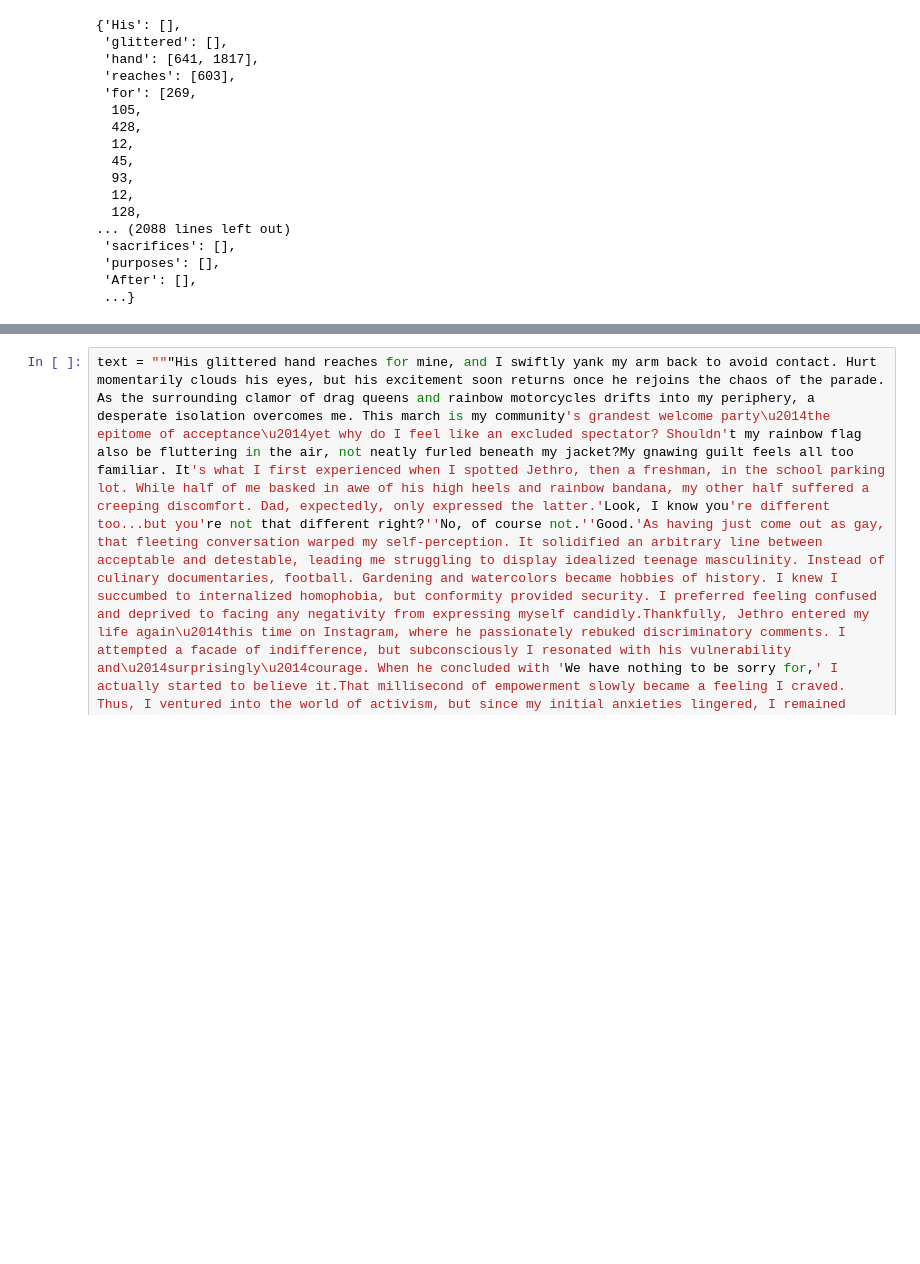
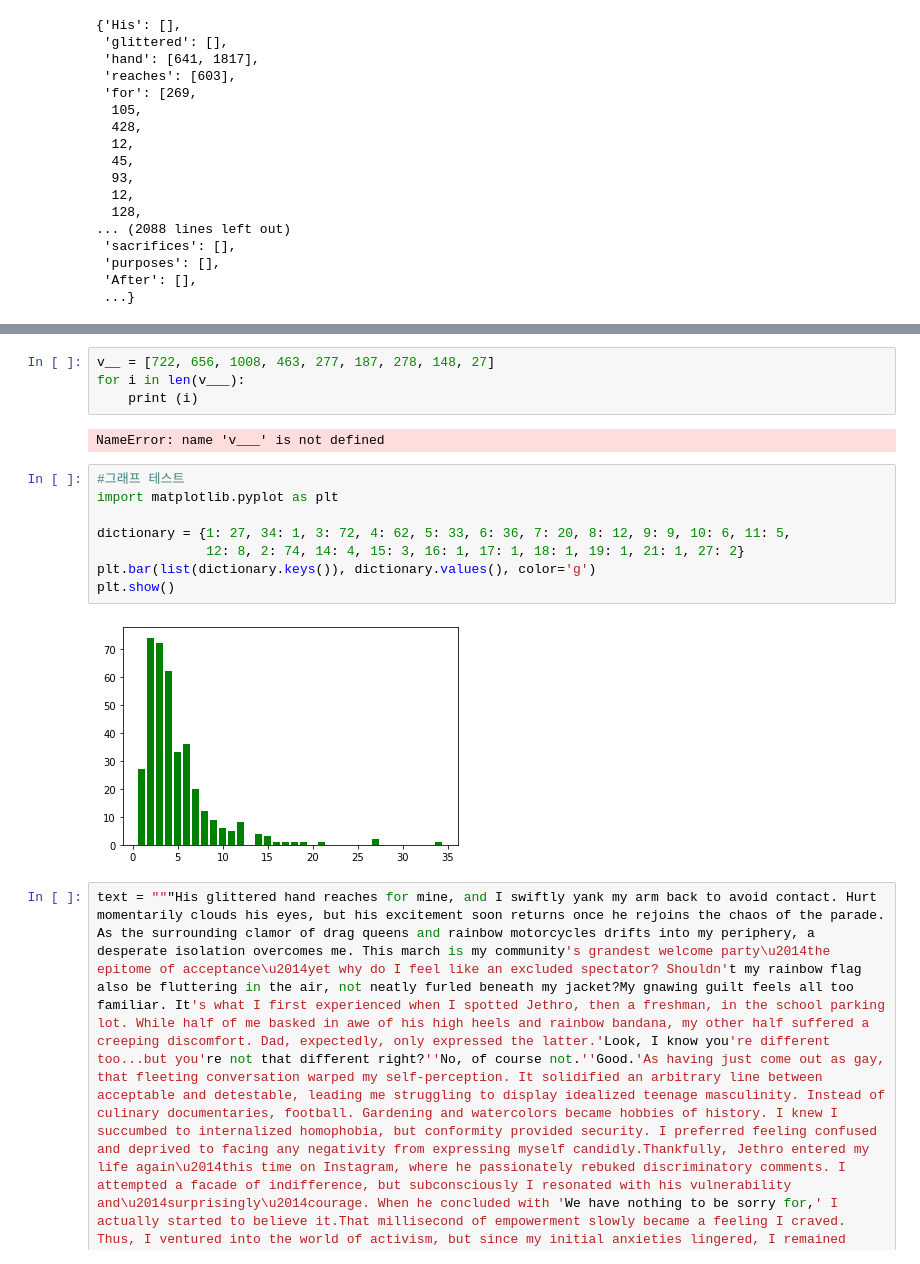
Before and after one commit to kwangilkimkenny/Story_Analysis, a Jupyter notebook: plot_analysis.ipynb, the cells around one changed output, grey strips where cells are left out. Cells and saved outputs as stored; diff of their text form; blank space fills up the shorter version.

```diff
--- a/plot_analysis.ipynb
+++ b/plot_analysis.ipynb
@@ -713 +807,17 @@ NameError: name 'v' is not defined
+# %%
+v__ = [722, 656, 1008, 463, 277, 187, 278, 148, 27]
+for i in len(v___):
+    print (i)
+# %% [output]
+NameError: name 'v___' is not defined
+# %%
+#그래프 테스트
+import matplotlib.pyplot as plt
+
+dictionary = {1: 27, 34: 1, 3: 72, 4: 62, 5: 33, 6: 36, 7: 20, 8: 12, 9: 9, 10: 6, 11: 5,
+              12: 8, 2: 74, 14: 4, 15: 3, 16: 1, 17: 1, 18: 1, 19: 1, 21: 1, 27: 2}
+plt.bar(list(dictionary.keys()), dictionary.values(), color='g')
+plt.show()
+# %% [output]
+[figure, added]
 # %%
```
Also changed, not shown: parts of 29 cells of this notebook.
